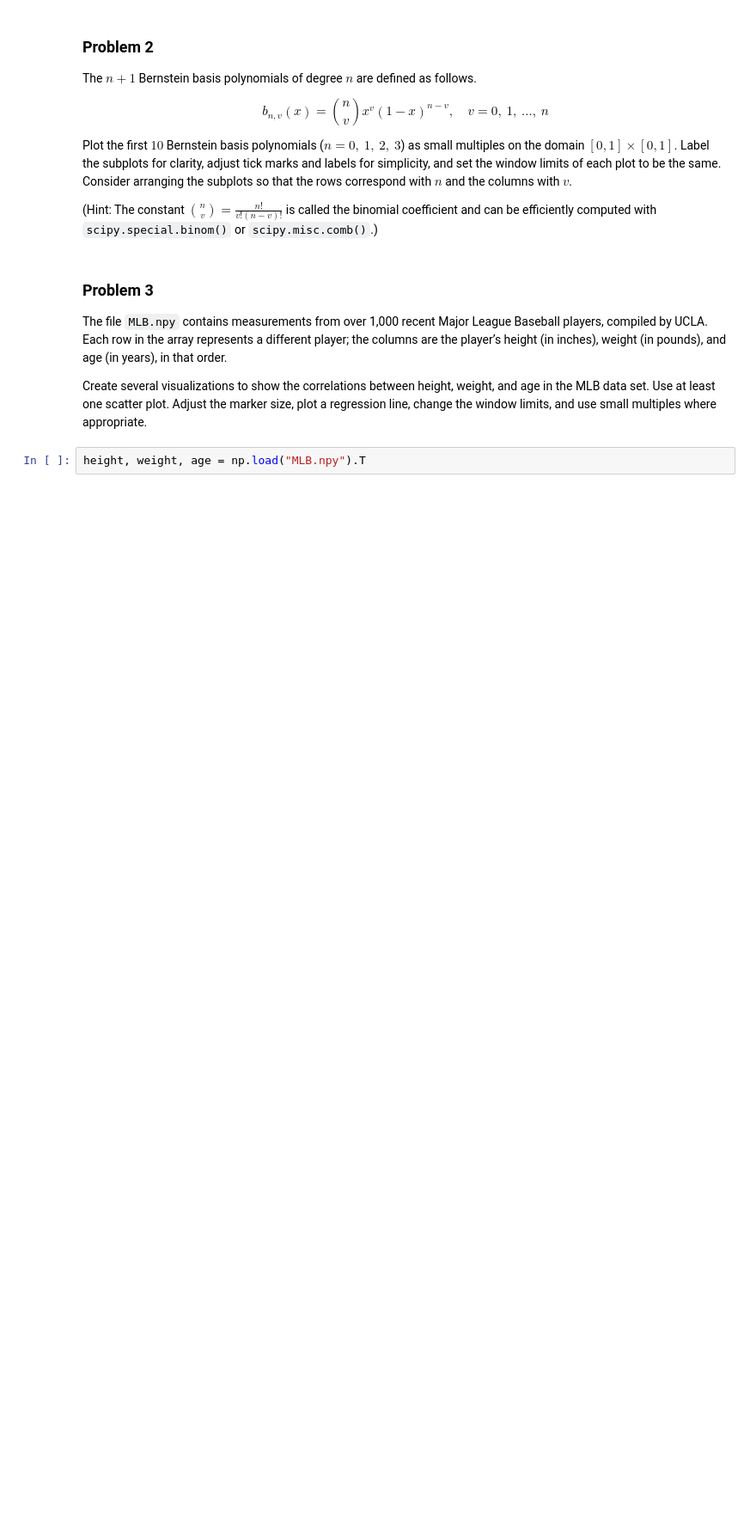
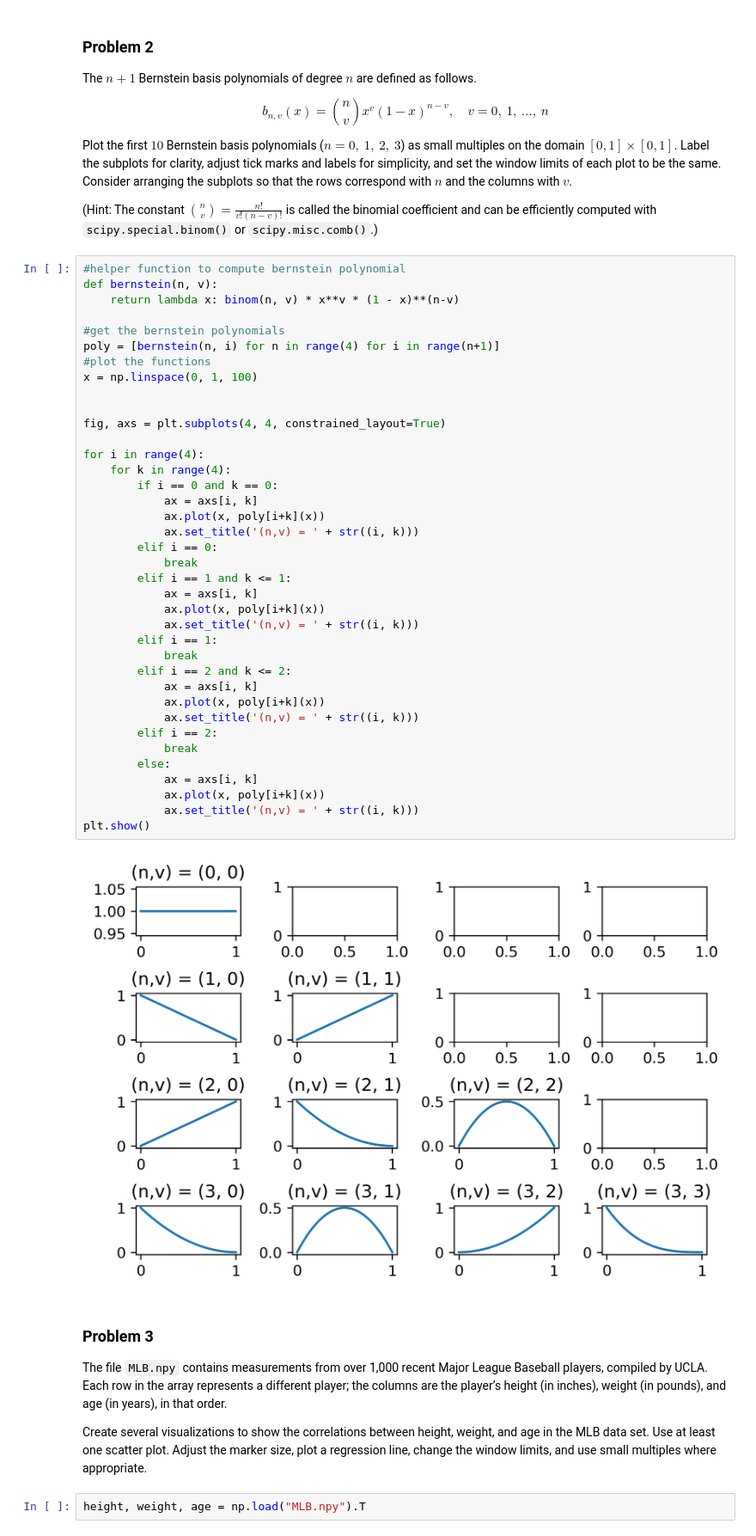
Before and after one commit to acjo/algorithims_optimization, a Jupyter notebook: DataVisualization/data_visualization.ipynb, the cells around one changed output. Shown at 86% size. Saved outputs shown, nothing was run; the diff lists cells and outputs as text; blank space fills up the shorter version.

```diff
--- a/DataVisualization/data_visualization.ipynb
+++ b/DataVisualization/data_visualization.ipynb
@@ -145,6 +145,46 @@ each plot to be the same.
 Consider arranging the subplots so that the rows correspond with $n$ and the columns with $v$.
 
 (Hint: The constant $\binom{n}{v} = \frac{n!}{v!(n-v)!}$ is called the binomial coefficient and can be efficiently computed with `scipy.special.binom()` or `scipy.misc.comb()`.)
+# %%
+#helper function to compute bernstein polynomial
+def bernstein(n, v):
+    return lambda x: binom(n, v) * x**v * (1 - x)**(n-v)
+
+#get the bernstein polynomials
+poly = [bernstein(n, i) for n in range(4) for i in range(n+1)]
+#plot the functions
+x = np.linspace(0, 1, 100)
+
+
+fig, axs = plt.subplots(4, 4, constrained_layout=True)
+
+for i in range(4):
+    for k in range(4):
+        if i == 0 and k == 0:
+            ax = axs[i, k]
+            ax.plot(x, poly[i+k](x))
+            ax.set_title('(n,v) = ' + str((i, k)))
+        elif i == 0:
+            break
+        elif i == 1 and k <= 1:
+            ax = axs[i, k]
+            ax.plot(x, poly[i+k](x))
+            ax.set_title('(n,v) = ' + str((i, k)))
+        elif i == 1:
+            break
+        elif i == 2 and k <= 2:
+            ax = axs[i, k]
+            ax.plot(x, poly[i+k](x))
+            ax.set_title('(n,v) = ' + str((i, k)))
+        elif i == 2:
+            break
+        else:
+            ax = axs[i, k]
+            ax.plot(x, poly[i+k](x))
+            ax.set_title('(n,v) = ' + str((i, k)))
+plt.show()
+# %% [output]
+[figure, added]
 # %% [markdown]
 ### Problem 3
 
```
Also changed, not shown: parts of 2 cells of this notebook.
